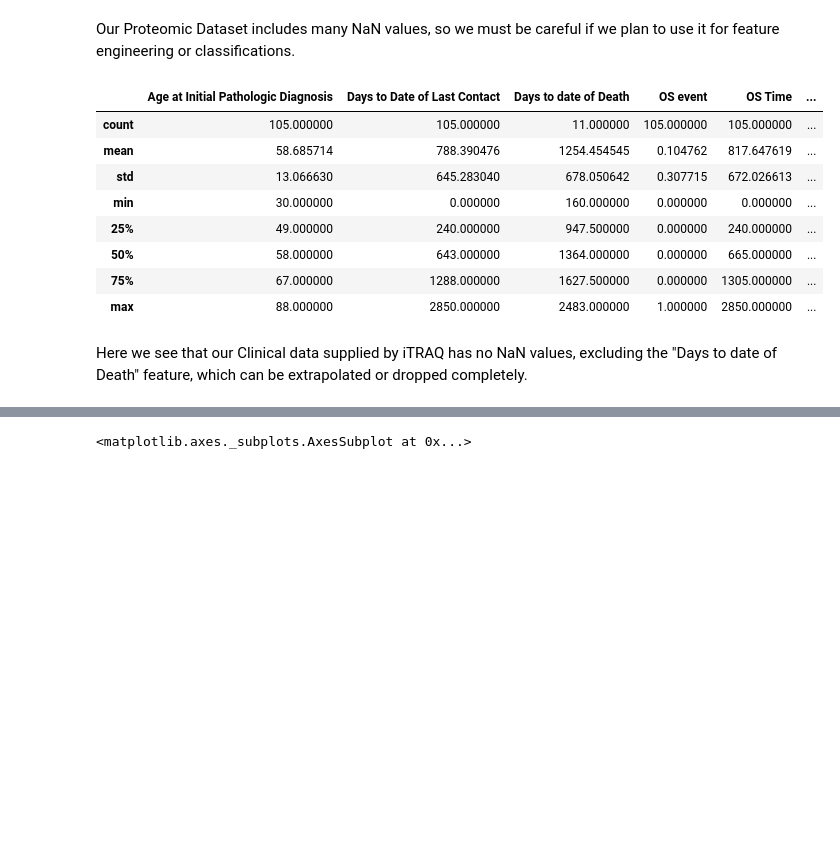
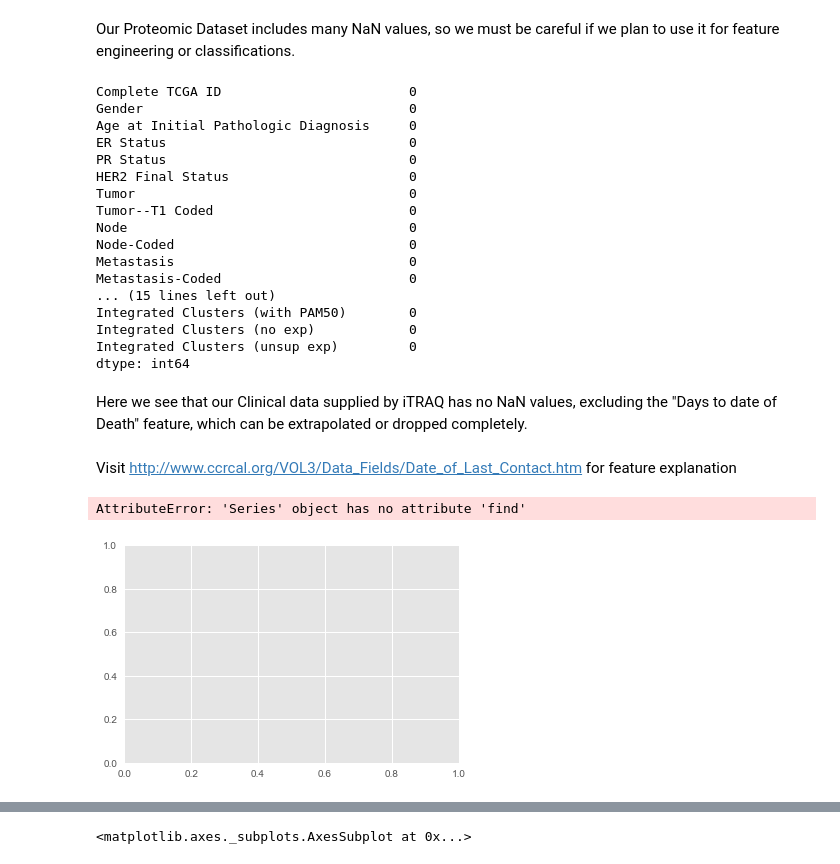
Before and after one commit to AniketPant02/Machine-Learning, a Jupyter notebook: Breast Cancer Proteomes/DataAnalysisPyNB.ipynb, the cells around one changed output, grey strips where cells are left out. Cells and saved outputs as stored; diff of their text form; code cells hidden in the pictures; blank space fills up the shorter version.

```diff
--- a/Breast Cancer Proteomes/DataAnalysisPyNB.ipynb
+++ b/Breast Cancer Proteomes/DataAnalysisPyNB.ipynb
@@ -85,17 +87,34 @@ cancerProteomeData.isnull().sum
 Our Proteomic Dataset includes many NaN values, so we must be careful if we plan to use it for feature engineering or classifications.
 # %%
 clinicalData.isnull().sum()
-clinicalData.describe()
 # %% [output]
-|  | Age at Initial Pathologic Diagnosis | Days to Date of Last Contact | Days to date of Death | OS event | OS Time | ... |
-| count | 105.000000 | 105.000000 | 11.000000 | 105.000000 | 105.000000 | ... |
-| mean | 58.685714 | 788.390476 | 1254.454545 | 0.104762 | 817.647619 | ... |
-| std | 13.066630 | 645.283040 | 678.050642 | 0.307715 | 672.026613 | ... |
-| min | 30.000000 | 0.000000 | 160.000000 | 0.000000 | 0.000000 | ... |
-| 25% | 49.000000 | 240.000000 | 947.500000 | 0.000000 | 240.000000 | ... |
-| 50% | 58.000000 | 643.000000 | 1364.000000 | 0.000000 | 665.000000 | ... |
-| 75% | 67.000000 | 1288.000000 | 1627.500000 | 0.000000 | 1305.000000 | ... |
-| max | 88.000000 | 2850.000000 | 2483.000000 | 1.000000 | 2850.000000 | ... |
+Complete TCGA ID                        0
+Gender                                  0
+Age at Initial Pathologic Diagnosis     0
+ER Status                               0
+PR Status                               0
+HER2 Final Status                       0
+Tumor                                   0
+Tumor--T1 Coded                         0
+Node                                    0
+Node-Coded                              0
+Metastasis                              0
+Metastasis-Coded                        0
+... (15 lines left out)
+Integrated Clusters (with PAM50)        0
+Integrated Clusters (no exp)            0
+Integrated Clusters (unsup exp)         0
+dtype: int64
 # %% [markdown]
 Here we see that our Clinical data supplied by iTRAQ has no NaN values, excluding the "Days to date of Death" feature, which can be extrapolated or dropped completely.
+# %% [markdown]
+Visit http://www.ccrcal.org/VOL3/Data_Fields/Date_of_Last_Contact.htm for feature explanation
+# %%
+plt.plot(clinicalData['Days to Date of Last Contact'], clinicalData['Complete TCGA ID'])
+plt.xlabel("Days to Date of Last Contact")
+plt.ylabel('Patient with Respect to Index')
+plt.title('Days to Date of Last Contact vs. Patient')
+# %% [output]
+AttributeError: 'Series' object has no attribute 'find'
+[figure, added]
 # %%
```
Also changed, not shown: parts of 11 cells of this notebook, 3 other files.
